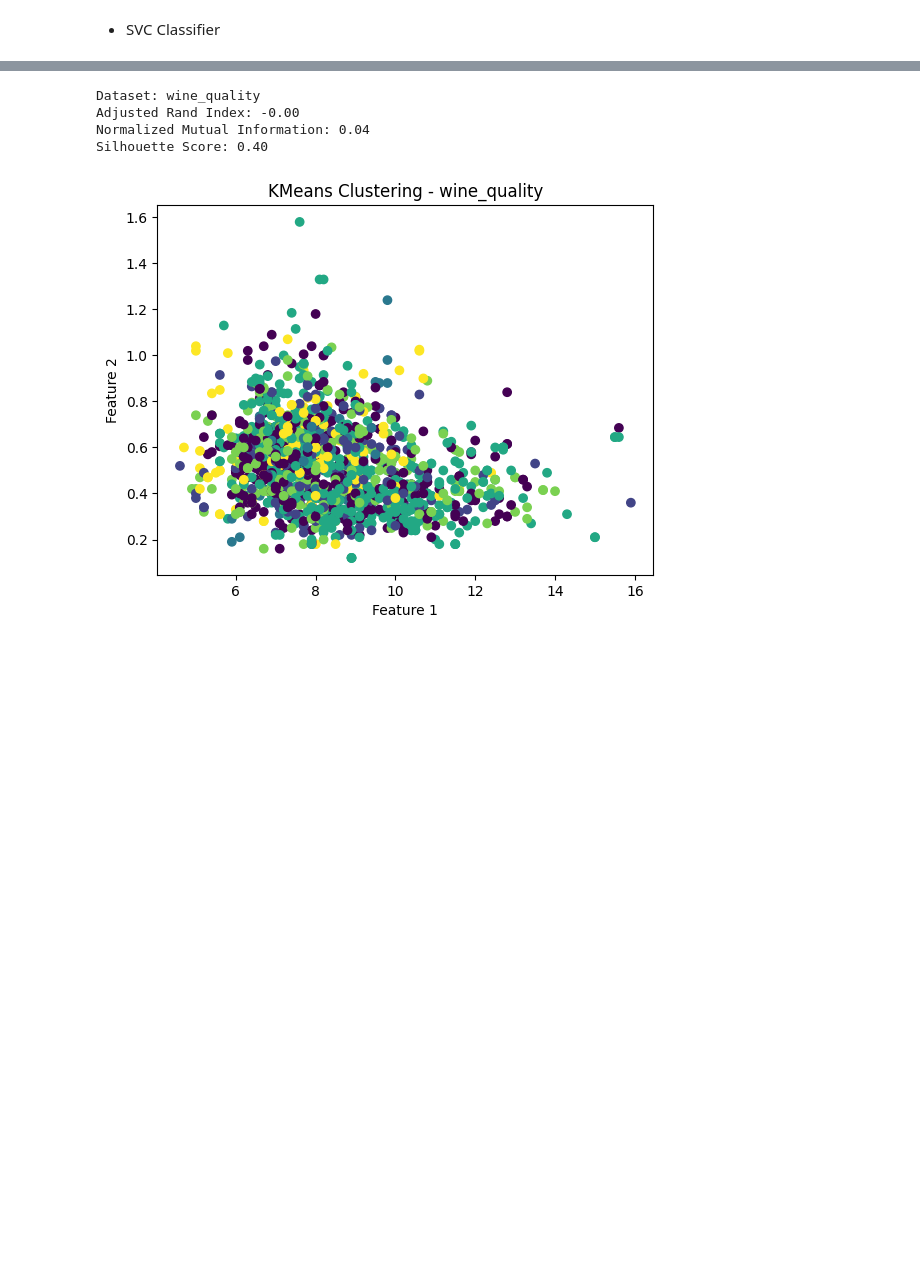
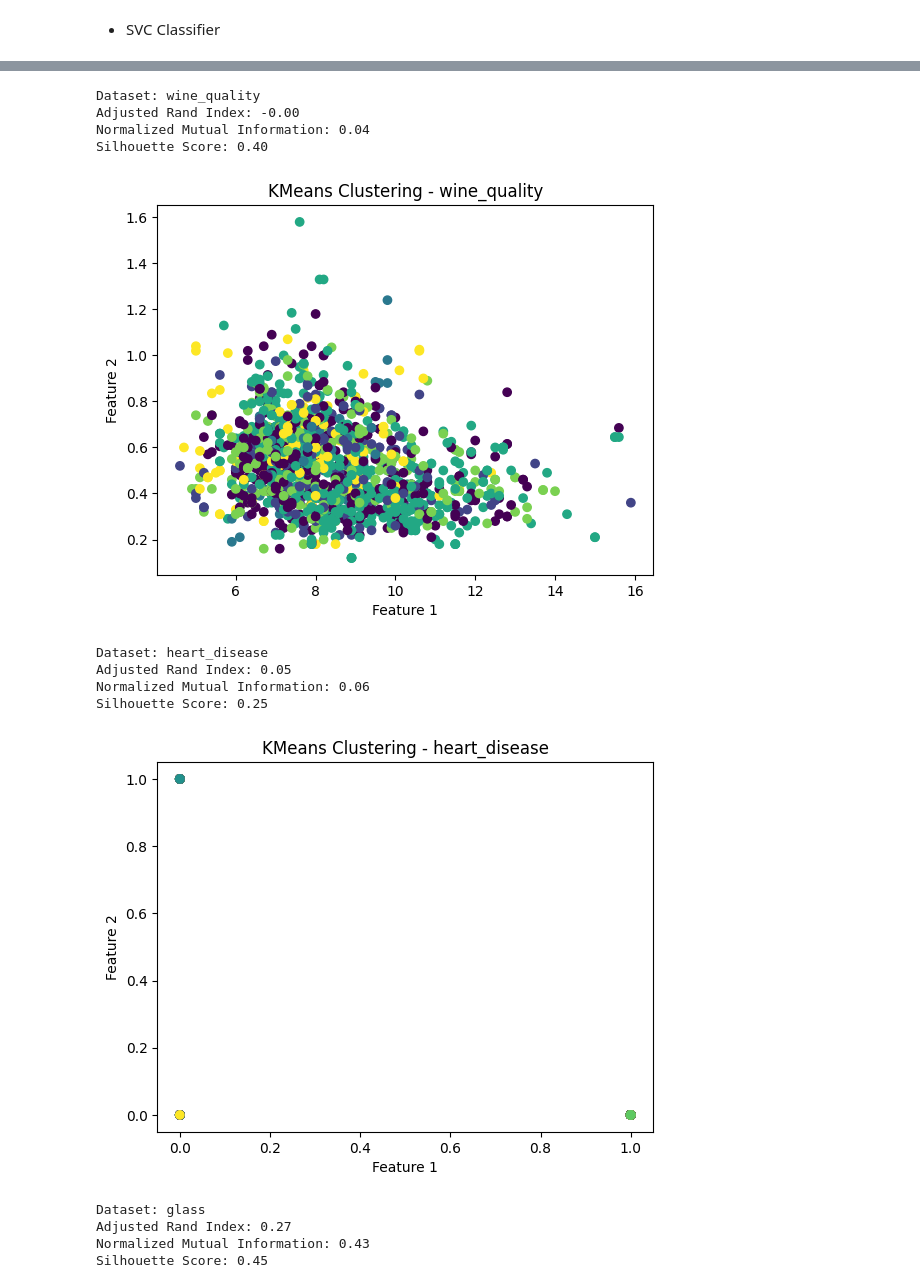
Before and after one commit to Lexagon02/D7041E-Project, a Jupyter notebook: main.ipynb, the cells around one changed output, grey strips where cells are left out. Cells and saved outputs as stored; diff of their text form; code cells hidden in the pictures; blank space fills up the shorter version.

Commit message:
KMeans work with serten data types

```diff
--- a/main.ipynb
+++ b/main.ipynb
@@ -225,18 +248,43 @@ SVC does not accept missing values encoded as NaN natively. For supervised learn
+# %%
+iris = datasets.load_iris()
+wine = datasets.load_wine()
+breast_cancer = datasets.load_breast_cancer()
+digits = datasets.load_digits()
+wine_quality = pd.read_csv('https://archive.ics.uci.edu/ml/machine-learning-databases/wine-quality/winequality-red.csv', delimiter=';')
+heart_disease = pd.read_csv('https://archive.ics.uci.edu/ml/machine-learning-databases/heart-disease/processed.cleveland.data', header=None)
+glass = pd.read_csv('https://archive.ics.uci.edu/ml/machine-learning-databases/glass/glass.data', header=None)
+# %%
+data_list_unsupervised = [iris, wine, breast_cancer, digits, wine_quality, heart_disease, glass]
+data_names_unsupervised = ['iris', 'wine', 'breast_cancer', 'digits', 'wine_quality', 'heart_disease', 'glass']
 # %%
 # Import necessary libraries
-import numpy as np
-from sklearn import datasets
 from sklearn.cluster import KMeans
 from sklearn.metrics import adjusted_rand_score, normalized_mutual_info_score, silhouette_score
 
 # Iterate over the datasets
 for i, data in enumerate(data_list_unsupervised):
     if data_names_unsupervised[i] == 'wine_quality':
-        X = data.drop('quality', axis=1).values
-        y_true = data['quality'].values
+        X = data.drop('quality', axis=1)
+        y_true = data['quality']
+    elif data_names_unsupervised[i] == 'heart_disease':
+        X = data.iloc[:, :-1]
+        y_true = data.iloc[:, -1]
+    elif data_names_unsupervised[i] == 'glass':
+        X = data.iloc[:, 1:-1]
+        y_true = data.iloc[:, -1]
     else:
-        X = data.data
-        y_true = data.target
+        X = pd.DataFrame(data.data, columns=data.feature_names)
+        y_true = pd.Series(data.target)
+
+    # Preprocess the data
+    X = preprocess_data(X)
+
+    # Handle missing values
+    imputer = SimpleImputer(strategy='mean')
+    X = imputer.fit_transform(X)
+
+    # Ensure y_true is a 1D array
+    y_true = np.ravel(y_true)
 
     # Perform KMeans clustering
     n_clusters = len(np.unique(y_true))
@@ -261,31 +309,40 @@ for i, data in enumerate(data_list_unsupervised):
     plt.scatter(X[:, 0], X[:, 1], c=labels, cmap='viridis')
     plt.xlabel('Feature 1')
     plt.ylabel('Feature 2')
-    plt.title(f'KMeans Clustering - {data_names_unsupervised[i]}')
+    plt.title(f'KMeans Clustering - {data_names[i]}')
     plt.show()
 # %% [output]
 Dataset: iris
 Adjusted Rand Index: 0.72
 Normalized Mutual Information: 0.74
 Silhouette Score: 0.55
 [figure]
 Dataset: wine
 Adjusted Rand Index: 0.35
 Normalized Mutual Information: 0.42
 Silhouette Score: 0.56
 [figure]
 Dataset: breast_cancer
 Adjusted Rand Index: 0.49
 Normalized Mutual Information: 0.46
 Silhouette Score: 0.70
 [figure]
 Dataset: digits
 Adjusted Rand Index: 0.73
 Normalized Mutual Information: 0.77
 Silhouette Score: 0.18
 [figure]
 Dataset: wine_quality
 Adjusted Rand Index: -0.00
 Normalized Mutual Information: 0.04
 Silhouette Score: 0.40
 [figure]
+Dataset: heart_disease
+Adjusted Rand Index: 0.05
+Normalized Mutual Information: 0.06
+Silhouette Score: 0.25
+[figure, added]
+Dataset: glass
+Adjusted Rand Index: 0.27
+Normalized Mutual Information: 0.43
+Silhouette Score: 0.45
```
Also changed, not shown: parts of 8 cells of this notebook.
